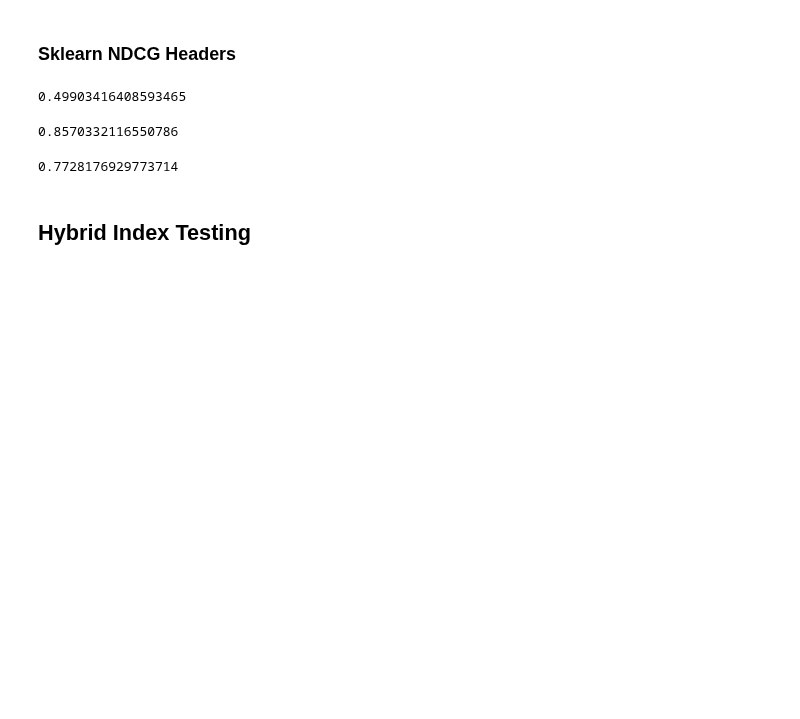
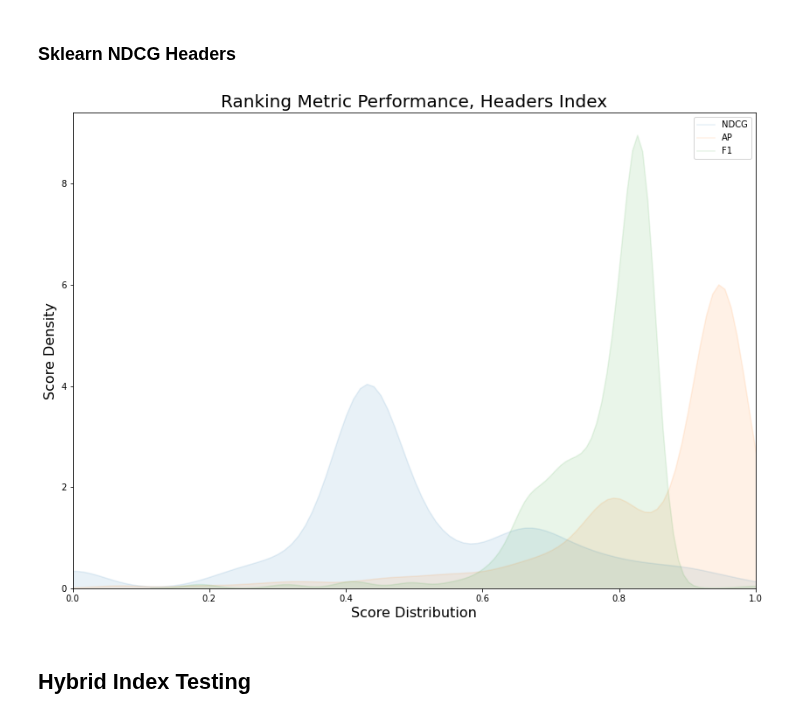
Before and after one commit to milanderson/LMI-Capstone-2020, a Jupyter notebook: comment_metadata.ipynb, the cells around one changed output. Cells and saved outputs as stored; diff of their text form; code cells hidden in the pictures; blank space fills up the shorter version.

```diff
--- a/comment_metadata.ipynb
+++ b/comment_metadata.ipynb
@@ -225,18 +225,21 @@ for (true_key, true_value), (es_key, es_value) in zip(truth_dict_all.items(), he
     headers_ap[true_key] = average_precision_score(true_value, es_value, pos_label=0)
 for (true_key, true_value), (es_key, es_value) in zip(truth_dict_all.items(), binary_header_results_all.items()):
     headers_f1[true_key] = f1_score(true_value, es_value, zero_division=0, pos_label=0)
-# %%
-np.mean(list(headers_ndcg.values()))
-# %% [output]
-0.49903416408593465
-# %%
-np.mean(list(headers_ap.values()))
-# %% [output]
-0.8570332116550786
-# %%
-np.mean(list(headers_f1.values()))
-# %% [output]
-0.7728176929773714
+# %%
+headers_eval = pd.DataFrame(data=[headers_ndcg, headers_ap, headers_f1]).T
+headers_eval = headers_eval.rename({0:"NDCG", 1:"AP", 2:"F1"}, axis=1)
+# %%
+plt.figure(figsize = (14,10))
+sns.kdeplot(headers_eval.NDCG, alpha=.1, shade=True, label='NDCG')
+sns.kdeplot(headers_eval.AP, alpha=.1, shade=True,label='AP')
+sns.kdeplot(headers_eval.F1,  alpha=.1, shade=True,label='F1')
+plt.legend()
+plt.title('Ranking Metric Performance, Headers Index', fontsize=20)
+plt.xlabel('Score Distribution', fontsize=16)
+plt.ylabel('Score Density', fontsize=16)
+plt.xlim(0,1);
+# %% [output]
+[figure, added]
 # %% [markdown]
 ## Hybrid Index Testing
 # %%
```
Also changed, not shown: parts of 7 cells of this notebook, 1 other file.
